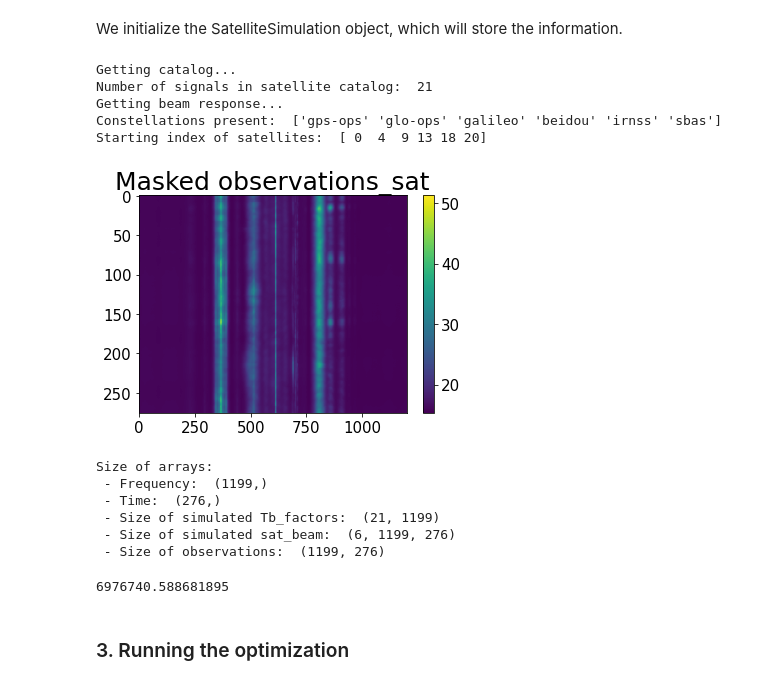
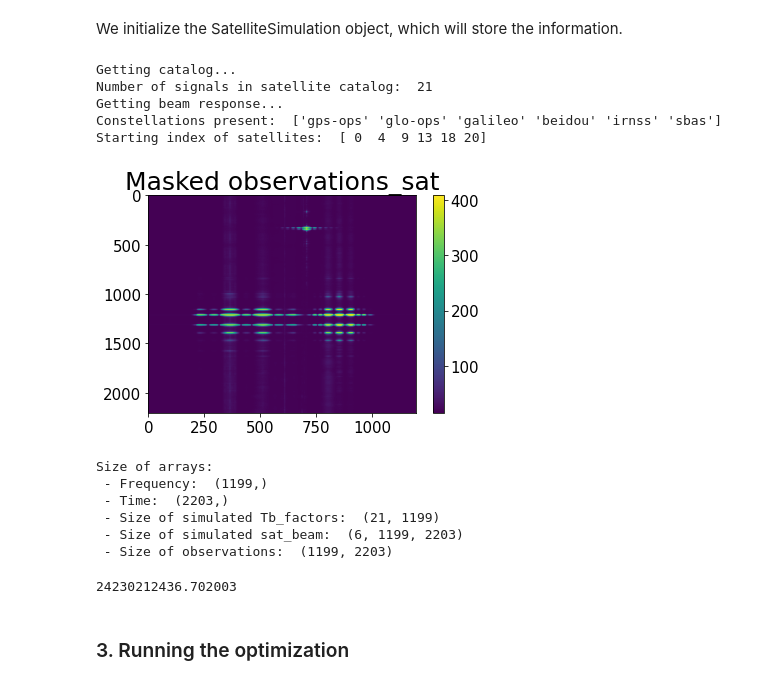
Before and after one commit to vitoria-ab/satellite_RFI-mine, a Jupyter notebook: Notebooks/N3_fitting.ipynb, the cells around one changed output. Saved outputs shown, nothing was run; the diff lists cells and outputs as text; code cells hidden in the pictures.

```diff
--- a/Notebooks/N3_fitting.ipynb
+++ b/Notebooks/N3_fitting.ipynb
@@ -32,36 +35,37 @@ File with final alpha parameters will be 'results/vi_interval5500-6200_C2.p'
 We initialize the SatelliteSimulation object, which will store the information.
 # %%
 # initializing the function
+path_catalog_old = "Satellite_Catalogue/satellite_constellation_catalog.csv"
 sat = sim.SatelliteSimulation(
     block=str(pm.block),
     use_data=True,
     path_data=pm.path_data,
     path_beam=pm.path_data,
     survey_info=[pm.nd_s0, pm.nd_s0_coords, pm.frequency],
-    path_catalog=pm.path_catalog,
+    path_catalog=path_catalog_old,  # <-- altered from pm.path_catalog (can't use the new path)
     beam_model=pm.beam_model,
     freq_range=[pm.fs, pm.fe],
     freq_slice=[pm.fs_slice, pm.fe_slice],
     time_slice=[pm.ts_slice, pm.te_slice],
     include_cons=pm.include_cons,
     verbose=True,
 )
 
 # applying mask
 sat.create_mask(pm.path_nearby, pm.mask_temperature, pm.mask_pix, verbose=True)
 # %% [output]
 Getting catalog...
 Number of signals in satellite catalog:  21
 Getting beam response...
 Constellations present:  ['gps-ops' 'glo-ops' 'galileo' 'beidou' 'irnss' 'sbas']
 Starting index of satellites:  [ 0  4  9 13 18 20]
-[figure, old version]
+[figure, new version]
 Size of arrays:
  - Frequency:  (1199,)
- - Time:  (276,)
+ - Time:  (2203,)
  - Size of simulated Tb_factors:  (21, 1199)
- - Size of simulated sat_beam:  (6, 1199, 276)
- - Size of observations:  (1199, 276)
+ - Size of simulated sat_beam:  (6, 1199, 2203)
+ - Size of observations:  (1199, 2203)
 # %%
 # choosing which function to use
 if pm.CF_case == "C1":  CF = sim.CF_radiometer
@@ -72,9 +76,10 @@ alphas0 = np.zeros(len(sat.catalog))
 bnds = [(0.0,None) for _ in range(len(sat.catalog))]
 
 # testing cost function at initial value
+alphas0 = np.arange(21)
 CF(alphas0,sat)
 # %% [output]
-6976740.588681895
+24230212436.702003
 # %% [markdown]
 ### 3. Running the optimization
 # %% [markdown]
```
Also changed, not shown: parts of 2 cells of this notebook, 10 other files.
